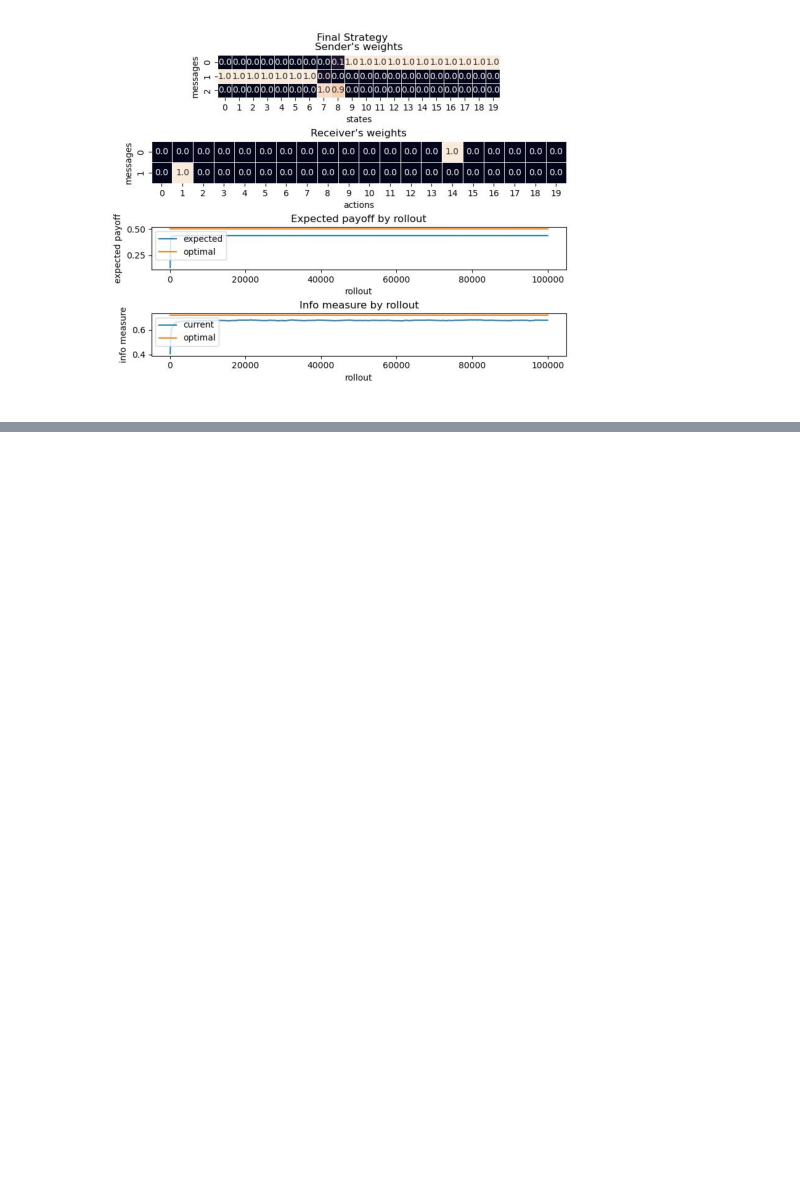
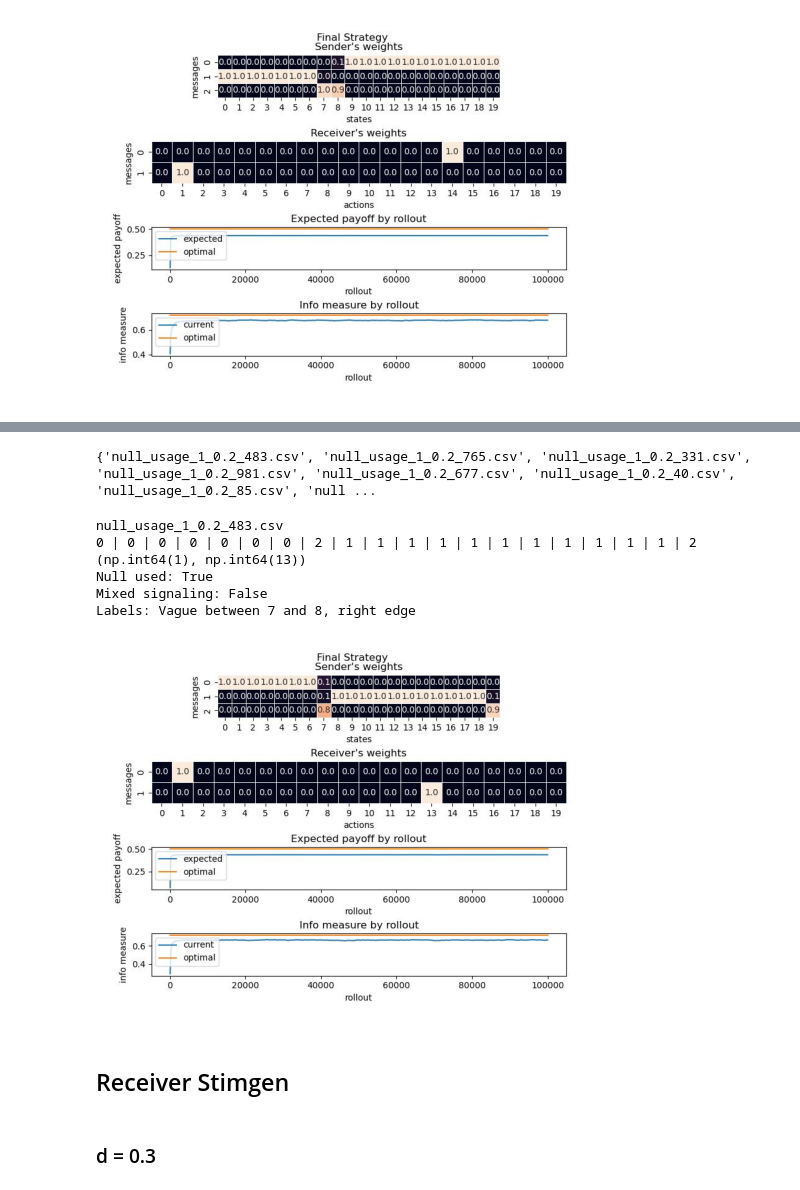
Before and after one commit to maxb00/Emergence-of-Vagueness, a Jupyter notebook: Basic Setup/analyze_null_usage.ipynb, the cells around one changed output, grey strips where cells are left out. Saved outputs shown, nothing was run; the diff lists cells and outputs as text; code cells hidden in the pictures; blank space fills up the shorter version.

```diff
--- a/Basic Setup/analyze_null_usage.ipynb
+++ b/Basic Setup/analyze_null_usage.ipynb
@@ -365,0 +403,3 @@ Labels: Vague between 9 and 10
+# %%
+directory = "./simulations/20_2_20/final_results/large batch/no_reciever_stimgen/20/"
+stats_c = get_stats_by_folder(directory)
@@ -365,0 +417,21 @@ Labels: Vague between 9 and 10
+# %%
+print(repr(stats_c["vagueness"]))
+# %% [output]
+{'null_usage_1_0.2_483.csv', 'null_usage_1_0.2_765.csv', 'null_usage_1_0.2_331.csv', 'null_usage_1_0.2_981.csv', 'null_usage_1_0.2_677.csv', 'null_usage_1_0.2_40.csv', 'null_usage_1_0.2_85.csv', 'null ...
+# %%
+target_game = list(stats_c['vagueness'])[0]
+print(target_game)
+game_report(directory + target_game)
+display_game(directory + "(1, 0.2)_null_100000_483.jpg")
+# %% [output]
+null_usage_1_0.2_483.csv
+0 | 0 | 0 | 0 | 0 | 0 | 0 | 2 | 1 | 1 | 1 | 1 | 1 | 1 | 1 | 1 | 1 | 1 | 1 | 2
+(np.int64(1), np.int64(13))
+Null used: True
+Mixed signaling: False
+Labels: Vague between 7 and 8, right edge
+[figure, added]
+# %% [markdown]
+## Receiver Stimgen
+# %% [markdown]
+### d = 0.3
```
Also changed, not shown: parts of 64 cells of this notebook.
